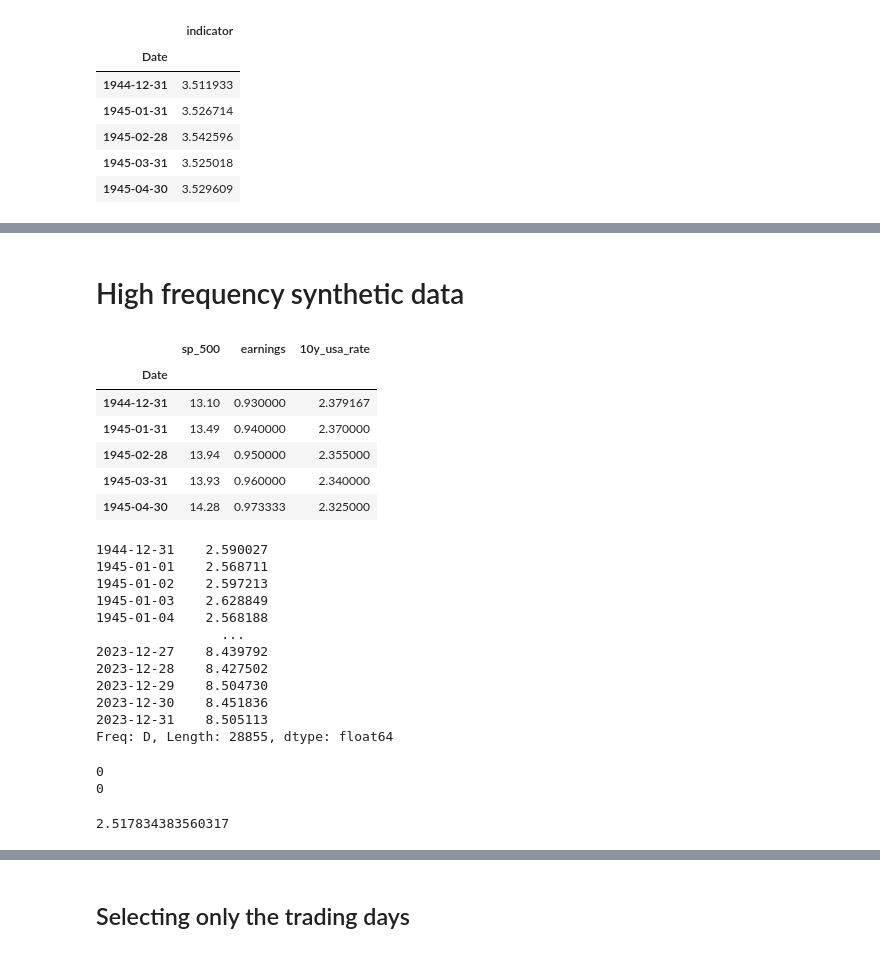
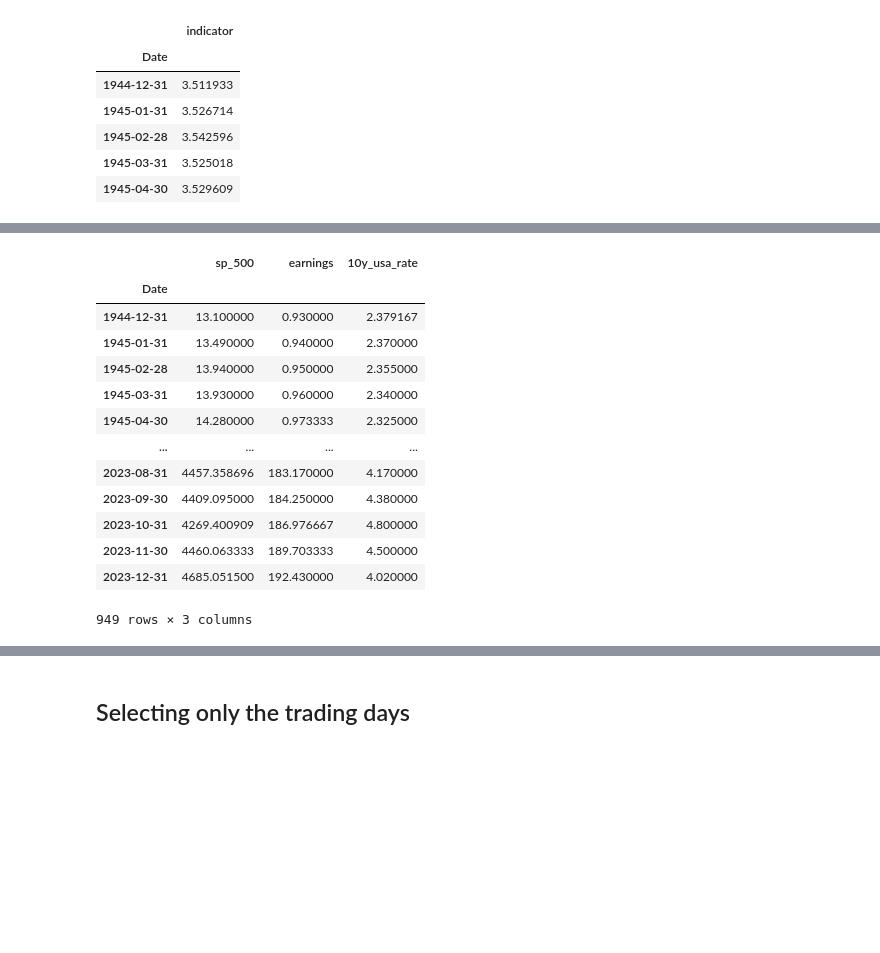
Before and after one commit to qaws211/stock-market-forecasting-thesis, a Jupyter notebook: Engle Granger/stock_market_forecasting_analysis.ipynb, the cells around one changed output, grey strips where cells are left out. Saved outputs shown, nothing was run; the diff lists cells and outputs as text; code cells hidden in the pictures; blank space fills up the shorter version.

```diff
--- a/Engle Granger/stock_market_forecasting_analysis.ipynb
+++ b/Engle Granger/stock_market_forecasting_analysis.ipynb
@@ -268,4 +267,2 @@ p-value for indicator: 0.05013086484294637
 Number of lags used for indicator: 3
 Number of observations used for indicator: 945
-# %% [markdown]
-# High frequency synthetic data
@@ -310,36 +269,17 @@ def generate_high_freq_series(monthly_series, target_freq='D'):
 # %%
-df.head()
+df
 # %% [output]
 |  | sp_500 | earnings | 10y_usa_rate |
 | Date |  |  |  |
-| 1944-12-31 | 13.10 | 0.930000 | 2.379167 |
-| 1945-01-31 | 13.49 | 0.940000 | 2.370000 |
-| 1945-02-28 | 13.94 | 0.950000 | 2.355000 |
-| 1945-03-31 | 13.93 | 0.960000 | 2.340000 |
-| 1945-04-30 | 14.28 | 0.973333 | 2.325000 |
+| 1944-12-31 | 13.100000 | 0.930000 | 2.379167 |
+| 1945-01-31 | 13.490000 | 0.940000 | 2.370000 |
+| 1945-02-28 | 13.940000 | 0.950000 | 2.355000 |
+| 1945-03-31 | 13.930000 | 0.960000 | 2.340000 |
+| 1945-04-30 | 14.280000 | 0.973333 | 2.325000 |
+| ... | ... | ... | ... |
+| 2023-08-31 | 4457.358696 | 183.170000 | 4.170000 |
+| 2023-09-30 | 4409.095000 | 184.250000 | 4.380000 |
+| 2023-10-31 | 4269.400909 | 186.976667 | 4.800000 |
+| 2023-11-30 | 4460.063333 | 189.703333 | 4.500000 |
+| 2023-12-31 | 4685.051500 | 192.430000 | 4.020000 |
+949 rows × 3 columns
-# %%
-high_freq_l_sp_500 = generate_high_freq_series(df_log['l_sp_500'] , target_freq='D')
-print(high_freq_l_sp_500)
-# %% [output]
-1944-12-31    2.590027
-1945-01-01    2.568711
-1945-01-02    2.597213
-1945-01-03    2.628849
-1945-01-04    2.568188
-                ...
-2023-12-27    8.439792
-2023-12-28    8.427502
-2023-12-29    8.504730
-2023-12-30    8.451836
-2023-12-31    8.505113
-Freq: D, Length: 28855, dtype: float64
-# %%
-print(high_freq_l_sp_500.isna().sum())  # Conta i NaN
-print(np.isinf(high_freq_l_sp_500).sum())  # Conta gli infiniti
-# %% [output]
-0
-0
-# %%
-high_freq_l_sp_500.min()
-# %% [output]
-2.517834383560317
```
Also changed, not shown: parts of 26 cells of this notebook.
